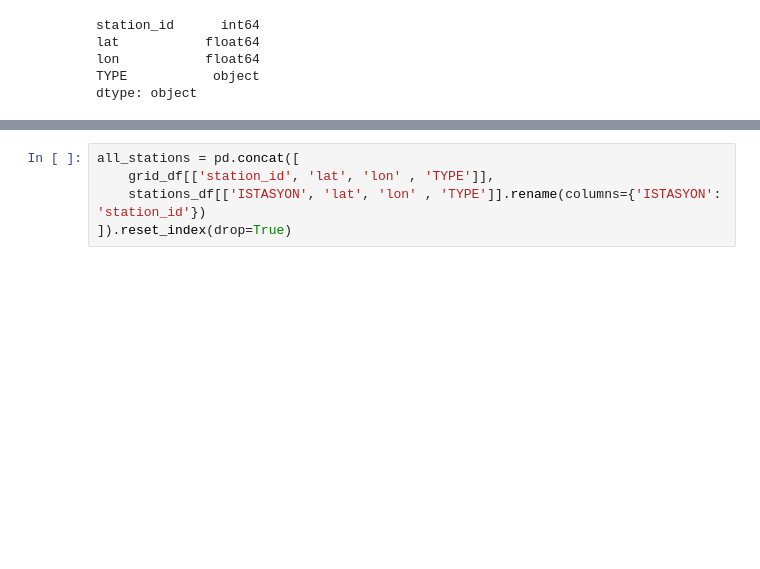
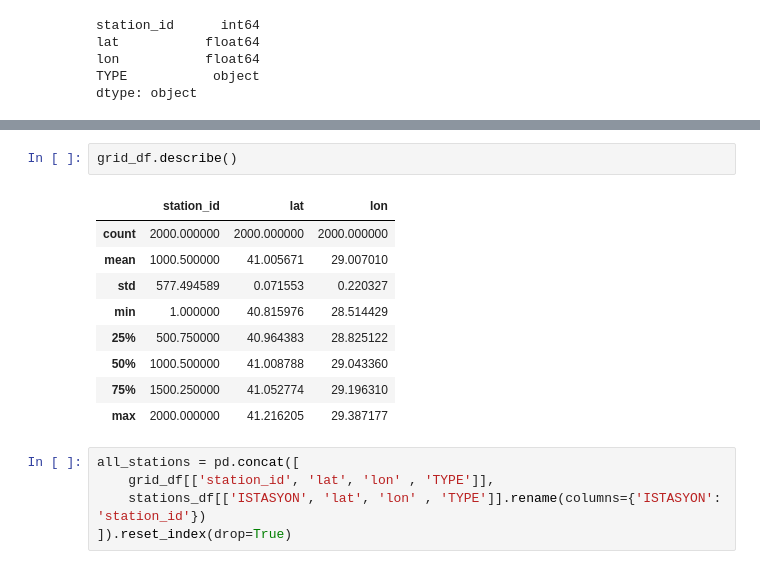
Before and after one commit to madyass/new-railway-station-optimization, a Jupyter notebook: main.ipynb, the cells around one changed output, grey strips where cells are left out. Drawn from its saved outputs; the diff is of its cells as text; blank space fills up the shorter version.

```diff
--- a/main.ipynb
+++ b/main.ipynb
@@ -176,3 +258,15 @@ m.save("maps/grid.html")
+# %%
+grid_df.describe()
+# %% [output]
+|  | station_id | lat | lon |
+| count | 2000.000000 | 2000.000000 | 2000.000000 |
+| mean | 1000.500000 | 41.005671 | 29.007010 |
+| std | 577.494589 | 0.071553 | 0.220327 |
+| min | 1.000000 | 40.815976 | 28.514429 |
+| 25% | 500.750000 | 40.964383 | 28.825122 |
+| 50% | 1000.500000 | 41.008788 | 29.043360 |
+| 75% | 1500.250000 | 41.052774 | 29.196310 |
+| max | 2000.000000 | 41.216205 | 29.387177 |
 # %%
 all_stations = pd.concat([
     grid_df[['station_id', 'lat', 'lon' , 'TYPE']],
```
Also changed, not shown: parts of 50 cells of this notebook, 14 other files.
